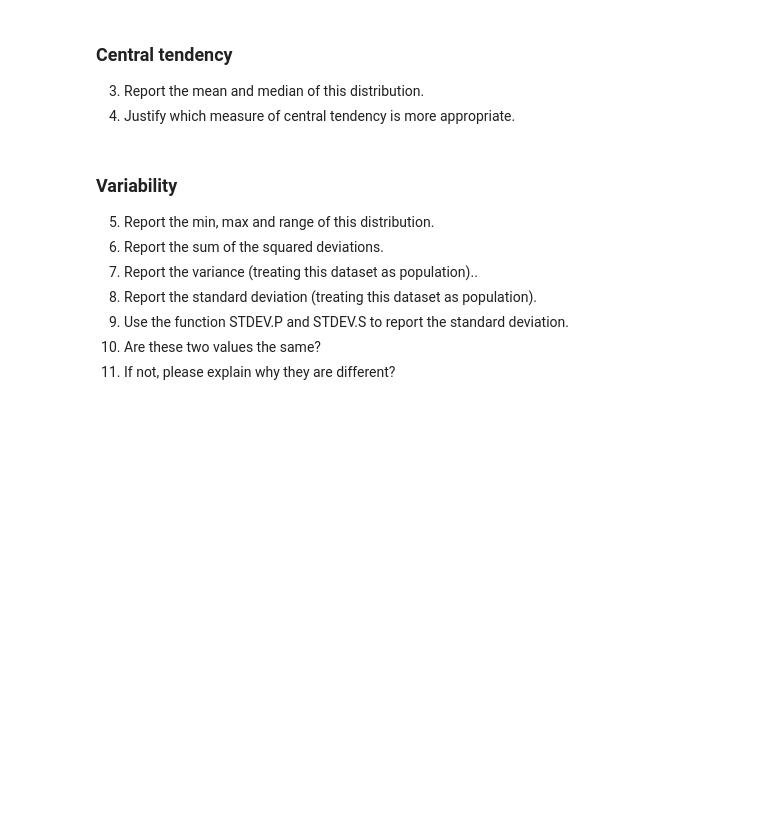
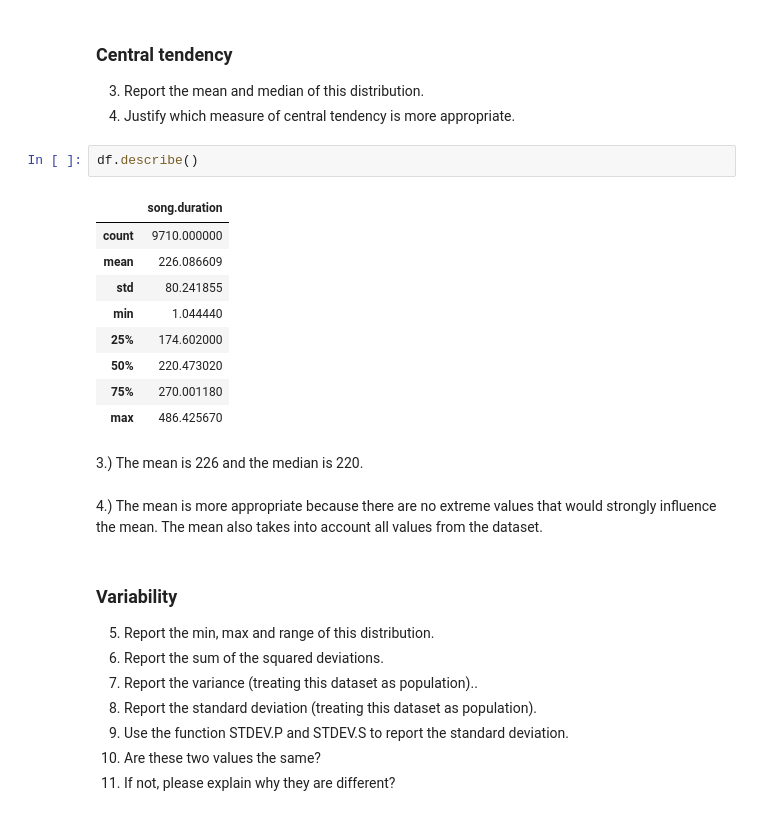
Before and after one commit to llennemann/COGS-14B-Statistics, a Jupyter notebook: songDuration.ipynb, the cells around one changed output. Drawn from its saved outputs; the diff is of its cells as text; blank space fills up the shorter version.

```diff
--- a/songDuration.ipynb
+++ b/songDuration.ipynb
@@ -38,6 +47,22 @@ plt.show()
 ### Central tendency
 3. Report the mean and median of this distribution.
 4. Justify which measure of central tendency is more appropriate.
+# %%
+df.describe()
+# %% [output]
+|  | song.duration |
+| count | 9710.000000 |
+| mean | 226.086609 |
+| std | 80.241855 |
+| min | 1.044440 |
+| 25% | 174.602000 |
+| 50% | 220.473020 |
+| 75% | 270.001180 |
+| max | 486.425670 |
+# %% [markdown]
+3.) The mean is 226 and the median is 220.
+# %% [markdown]
+4.) The mean is more appropriate because there are no extreme values that would strongly influence the mean. The mean also takes into account all values from the dataset.
 # %% [markdown]
 ### Variability
 5. Report the min, max and range of this distribution.
```
Also changed, not shown: parts of 27 cells of this notebook.
